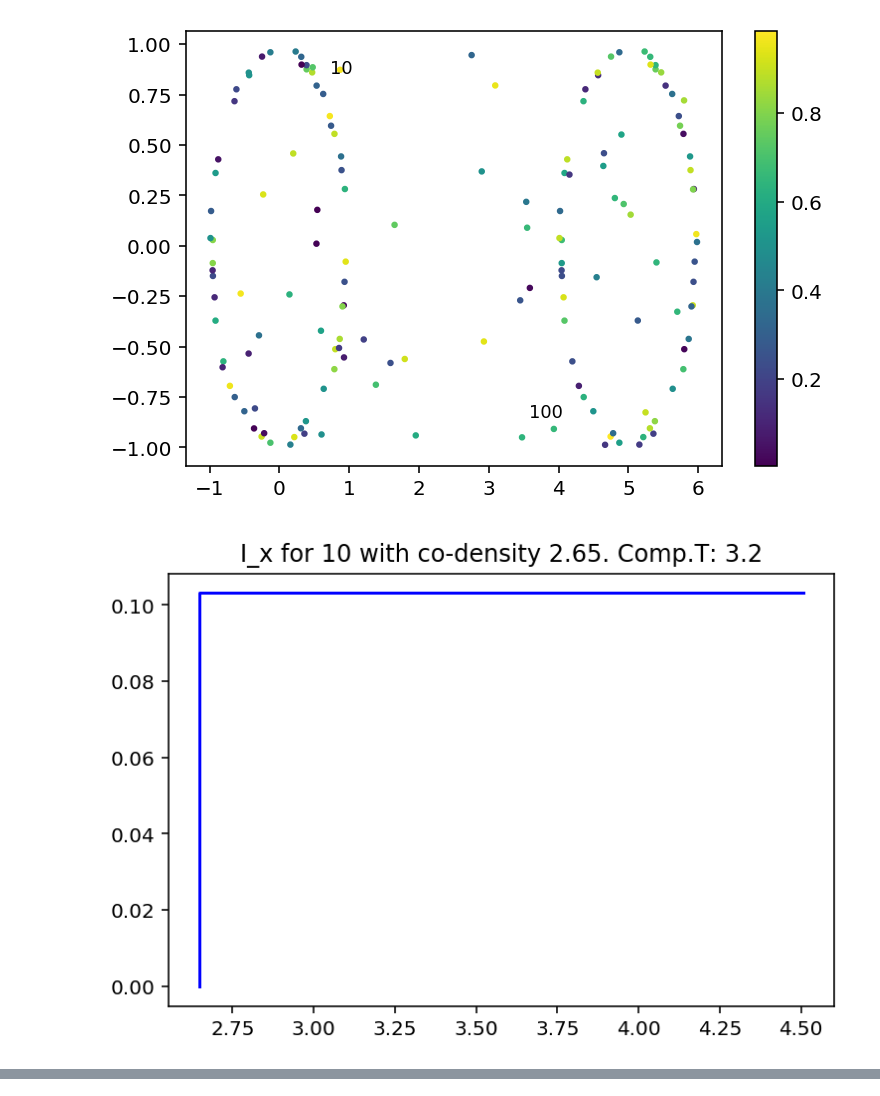
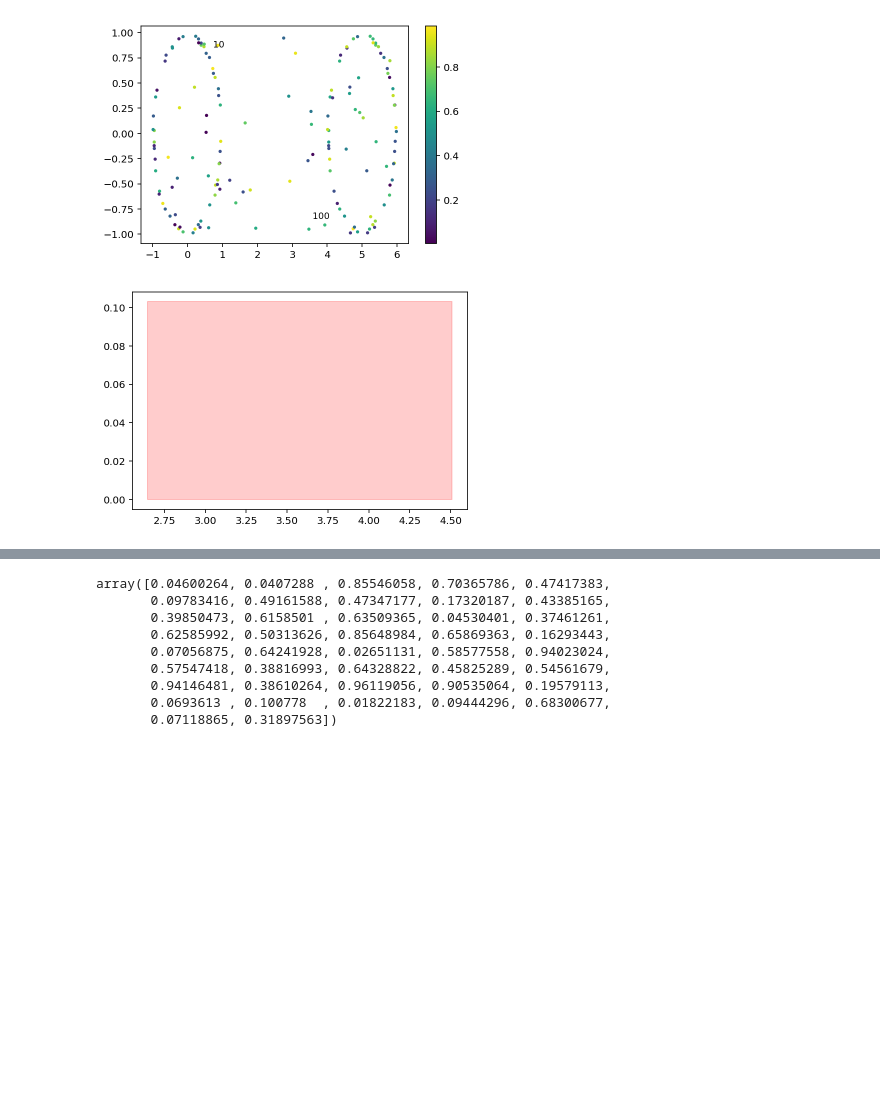
Before and after one commit to Chen-Cai-OSU/ER-staircode, a Jupyter notebook: example/2cycle.ipynb, the cells around one changed output, grey strips where cells are left out. Drawn from its saved outputs; the diff is of its cells as text; code cells hidden in the pictures; blank space fills up the shorter version.

```diff
--- a/example/2cycle.ipynb
+++ b/example/2cycle.ipynb
@@ -25,21 +25,23 @@ n = 50 # number of points for each cycle and no
 # %%
 start_t = time.time()
 show_flag = True
 save_flag = False
 
 # specify toy models
 points, distm = two_cycle(n)
 if show_flag: viz_pd(points, show=True, color=None, annotate=[10, 100])
 
 f = - density(points).reshape(len(points),1)
 
-for idx in [10, 100]:
+for idx in [10]:
     stair = get_stair(f, distm, idx=idx, method='heu')
 
     # viz
     end_t = time.time()
     title = f'I_x for {idx} with co-density {pf(f[idx][0], 2)}. Comp.T: {pf(end_t - start_t, 1)}'
-    viz_stair(stair, show=show_flag, title=title, save=save_flag, dir='./img/', f=f'{idx}.png')
+    viz_stair_(stair, show=True, color='r', alpha=.2)
+
+#     viz_stair(stair, show=show_flag, title=title, save=save_flag, dir='./img/', f=f'{idx}.png')
 # %% [output]
-[figure, old version]
+[figure, new version]
-[figure, old version]
+[figure, new version]
@@ -46,0 +48,30 @@ for idx in [10, 100]:
+# %%
+import copy
+import os
+import pickle
+import sys
+from time import time
+from sys import getsizeof
+sys.path.append('../I_x/')
+import networkx as nx
+import numpy as np
+from joblib import delayed, Parallel
+from profilehooks import profile
+
+from I_x.I_x_slice import set_graph
+from I_x.mst_test import get_ultra_matrix
+from helper.time import precision_format as pf
+from helper.time import timefunction
+from I_x.dgm2d import *
+TOR = 1e-6
+np.random.random(42)
+# %% [output]
+array([0.04600264, 0.0407288 , 0.85546058, 0.70365786, 0.47417383,
+       0.09783416, 0.49161588, 0.47347177, 0.17320187, 0.43385165,
+       0.39850473, 0.6158501 , 0.63509365, 0.04530401, 0.37461261,
+       0.62585992, 0.50313626, 0.85648984, 0.65869363, 0.16293443,
+       0.07056875, 0.64241928, 0.02651131, 0.58577558, 0.94023024,
+       0.57547418, 0.38816993, 0.64328822, 0.45825289, 0.54561679,
+       0.94146481, 0.38610264, 0.96119056, 0.90535064, 0.19579113,
+       0.0693613 , 0.100778  , 0.01822183, 0.09444296, 0.68300677,
+       0.07118865, 0.31897563])
```
Also changed, not shown: parts of 7 cells of this notebook, 1 other file.
